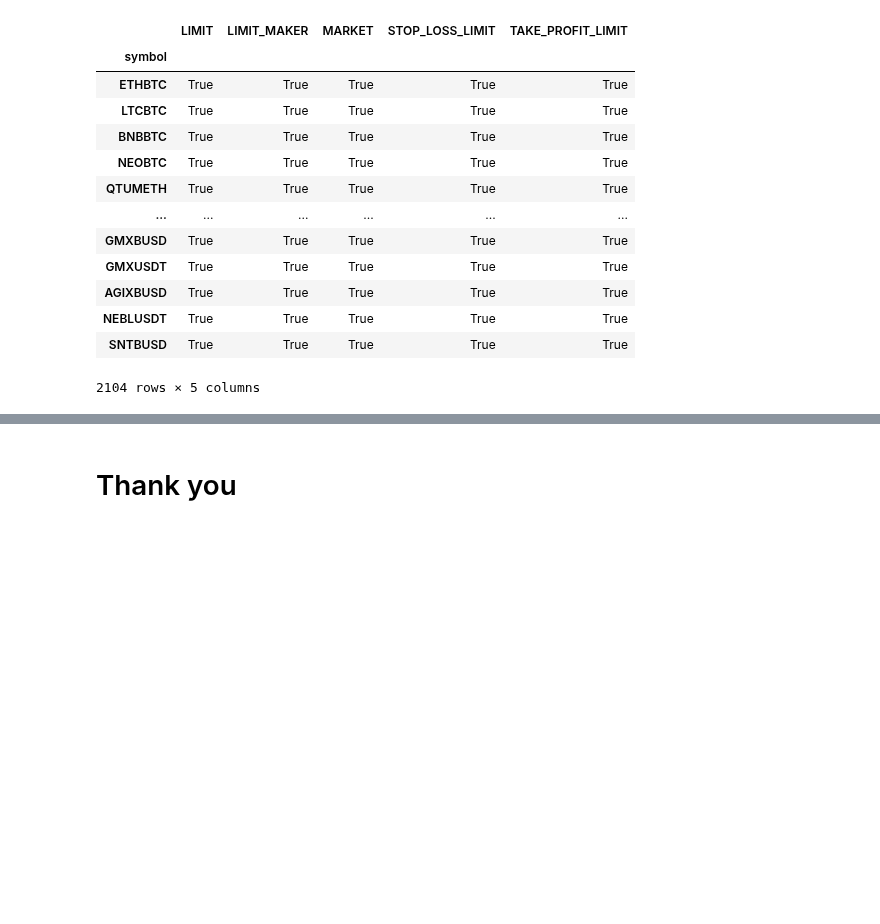
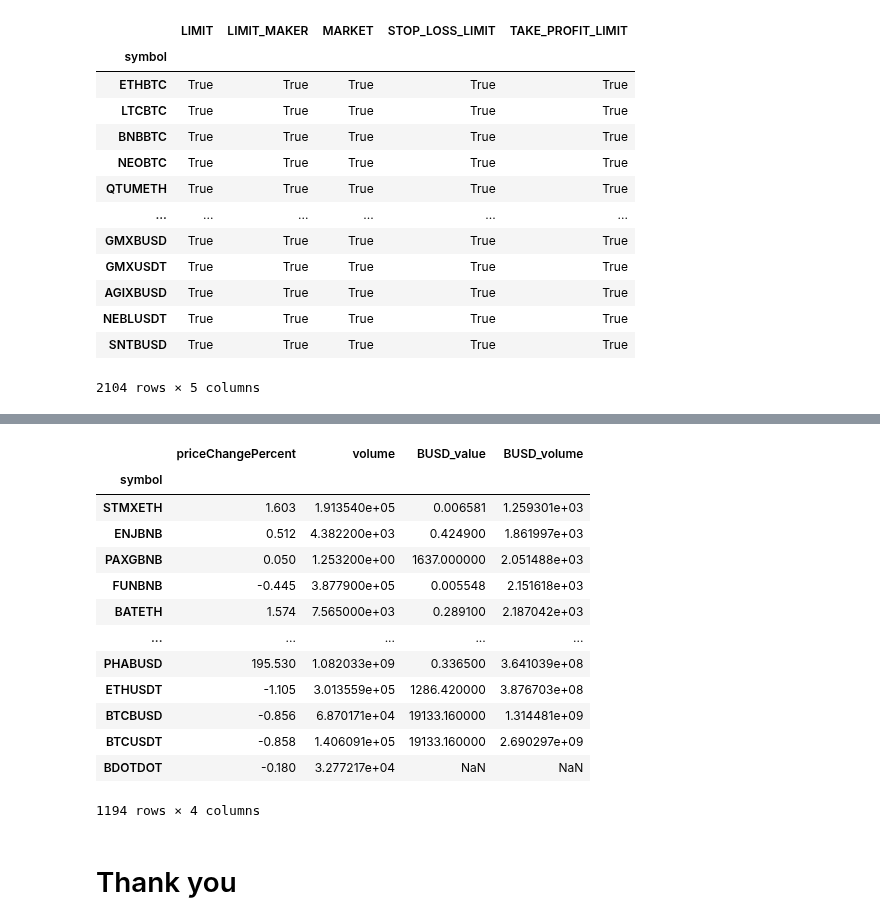
Before and after one commit to nand0san/binpan_studio, a Jupyter notebook: examples exchange.ipynb, the cells around one changed output, grey strips where cells are left out. Cells and saved outputs as stored; diff of their text form; code cells hidden in the pictures; blank space fills up the shorter version.

```diff
--- a/examples exchange.ipynb
+++ b/examples exchange.ipynb
@@ -237,2 +259,19 @@ ex.order_types
+# %%
+top.sort_values('BUSD_volume')
+# %% [output]
+|  | priceChangePercent | volume | BUSD_value | BUSD_volume |
+| symbol |  |  |  |  |
+| STMXETH | 1.603 | 1.913540e+05 | 0.006581 | 1.259301e+03 |
+| ENJBNB | 0.512 | 4.382200e+03 | 0.424900 | 1.861997e+03 |
+| PAXGBNB | 0.050 | 1.253200e+00 | 1637.000000 | 2.051488e+03 |
+| FUNBNB | -0.445 | 3.877900e+05 | 0.005548 | 2.151618e+03 |
+| BATETH | 1.574 | 7.565000e+03 | 0.289100 | 2.187042e+03 |
+| ... | ... | ... | ... | ... |
+| PHABUSD | 195.530 | 1.082033e+09 | 0.336500 | 3.641039e+08 |
+| ETHUSDT | -1.105 | 3.013559e+05 | 1286.420000 | 3.876703e+08 |
+| BTCBUSD | -0.856 | 6.870171e+04 | 19133.160000 | 1.314481e+09 |
+| BTCUSDT | -0.858 | 1.406091e+05 | 19133.160000 | 2.690297e+09 |
+| BDOTDOT | -0.180 | 3.277217e+04 | NaN | NaN |
+1194 rows × 4 columns
 # %% [markdown]
 # Thank you
```
Also changed, not shown: parts of 3 cells of this notebook, 24 other files.
